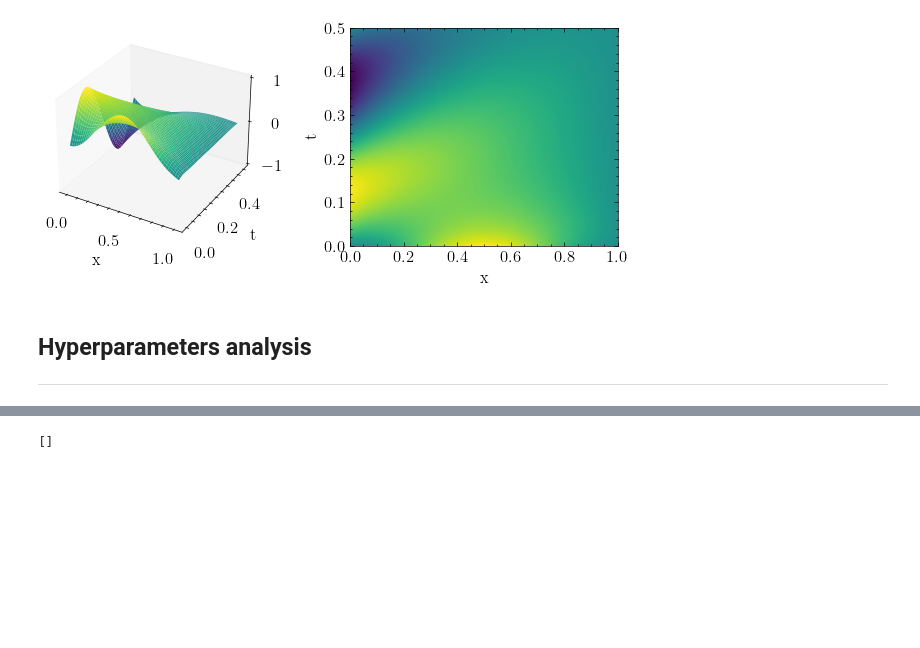
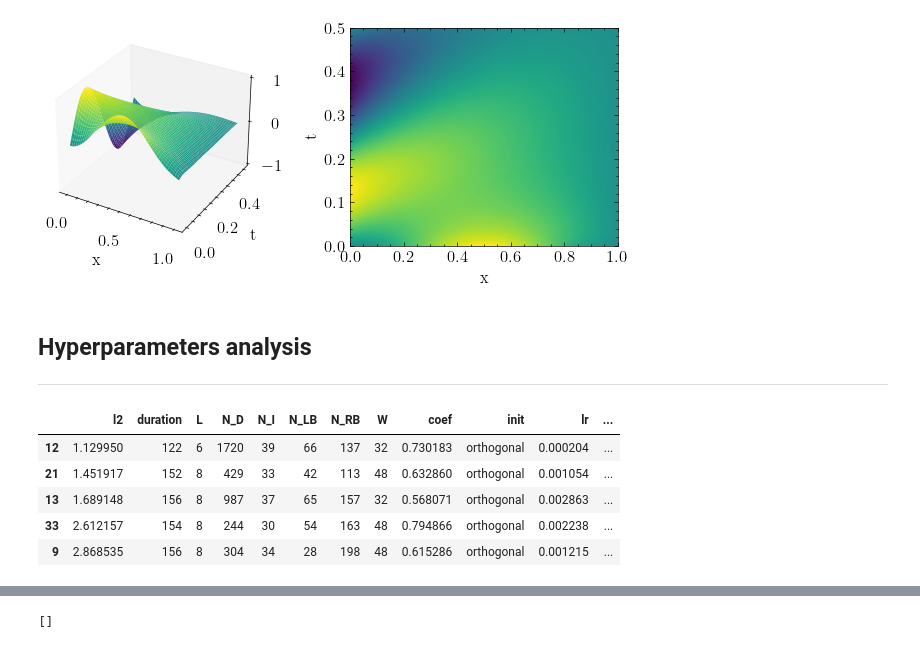
Before and after one commit to DaniilLaptev/pinns, a Jupyter notebook: code/diffusion.ipynb, the cells around one changed output, grey strips where cells are left out. Saved outputs shown, nothing was run; the diff lists cells and outputs as text; code cells hidden in the pictures; blank space fills up the shorter version.

```diff
--- a/code/diffusion.ipynb
+++ b/code/diffusion.ipynb
@@ -440,11 +469,27 @@ import pandas as pd
 from modules.utils import get_corr, plot_rmse_corr
 # %%
-new_names = ['rmse', 'L', 'N_D', 'N_I', 'N_LB', 'N_RB', 'W', 'coef', 'init', 'lr', 'sampling']
+new_names = ['l2', 'duration', 'L', 'N_D', 'N_I', 'N_LB', 'N_RB', 'W', 'coef', 'init', 'lr', 'sampling', 'state']
 
-diff1 = pd.read_csv('./studies/diff_1.csv', index_col=0).drop(['number', 'datetime_start', 'datetime_complete', 'duration', 'state'] + [f'system_attrs_completed_rung_{i}' for i in range(8)], axis=1)
-diff2 = pd.read_csv('./studies/diff_2.csv', index_col=0).drop(['number', 'datetime_start', 'datetime_complete', 'duration', 'state'] + [f'system_attrs_completed_rung_{i}' for i in range(8)], axis=1)
-diff3 = pd.read_csv('./studies/diff_3.csv', index_col=0).drop(['number', 'datetime_start', 'datetime_complete', 'duration', 'state'] + [f'system_attrs_completed_rung_{i}' for i in range(8)], axis=1)
-diff4 = pd.read_csv('./studies/diff_4.csv', index_col=0).drop(['number', 'datetime_start', 'datetime_complete', 'duration', 'state'] + [f'system_attrs_completed_rung_{i}' for i in range(8)], axis=1)
+def convert(duration):
+    pt = datetime.strptime(duration[duration.find('days')+5:],'%H:%M:%S.%f')
+    return pt.second + pt.minute*60 + pt.hour*3600
 
-for df in [diff1, diff2, diff3, diff4]:
+rung = [f'system_attrs_completed_rung_{i}' for i in range(8)]
+diff1 = pd.read_csv('./studies/diff_1.csv', index_col=0).drop(['number', 'datetime_start', 'datetime_complete'] + rung, axis=1)
+diff2 = pd.read_csv('./studies/diff_2.csv', index_col=0).drop(['number', 'datetime_start', 'datetime_complete'] + rung, axis=1)
+diff3 = pd.read_csv('./studies/diff_3.csv', index_col=0).drop(['number', 'datetime_start', 'datetime_complete'] + rung, axis=1)
+diff4 = pd.read_csv('./studies/diff_4.csv', index_col=0).drop(['number', 'datetime_start', 'datetime_complete'] + rung, axis=1)
+diff5 = pd.read_csv('./studies/diff_5.csv', index_col=0).drop(['number', 'datetime_start', 'datetime_complete'] + rung, axis=1)
+
+for df in [diff1, diff2, diff3, diff4, diff5]:
     df.columns = new_names
+    df['duration'] = df['duration'].apply(convert)
+# %%
+diff1.sort_values('l2').head()
+# %% [output]
+|  | l2 | duration | L | N_D | N_I | N_LB | N_RB | W | coef | init | lr | ... |
+| 12 | 1.129950 | 122 | 6 | 1720 | 39 | 66 | 137 | 32 | 0.730183 | orthogonal | 0.000204 | ... |
+| 21 | 1.451917 | 152 | 8 | 429 | 33 | 42 | 113 | 48 | 0.632860 | orthogonal | 0.001054 | ... |
+| 13 | 1.689148 | 156 | 8 | 987 | 37 | 65 | 157 | 32 | 0.568071 | orthogonal | 0.002863 | ... |
+| 33 | 2.612157 | 154 | 8 | 244 | 30 | 54 | 163 | 48 | 0.794866 | orthogonal | 0.002238 | ... |
+| 9 | 2.868535 | 156 | 8 | 304 | 34 | 28 | 198 | 48 | 0.615286 | orthogonal | 0.001215 | ... |
```
Also changed, not shown: parts of 7 cells of this notebook, 20 other files.
